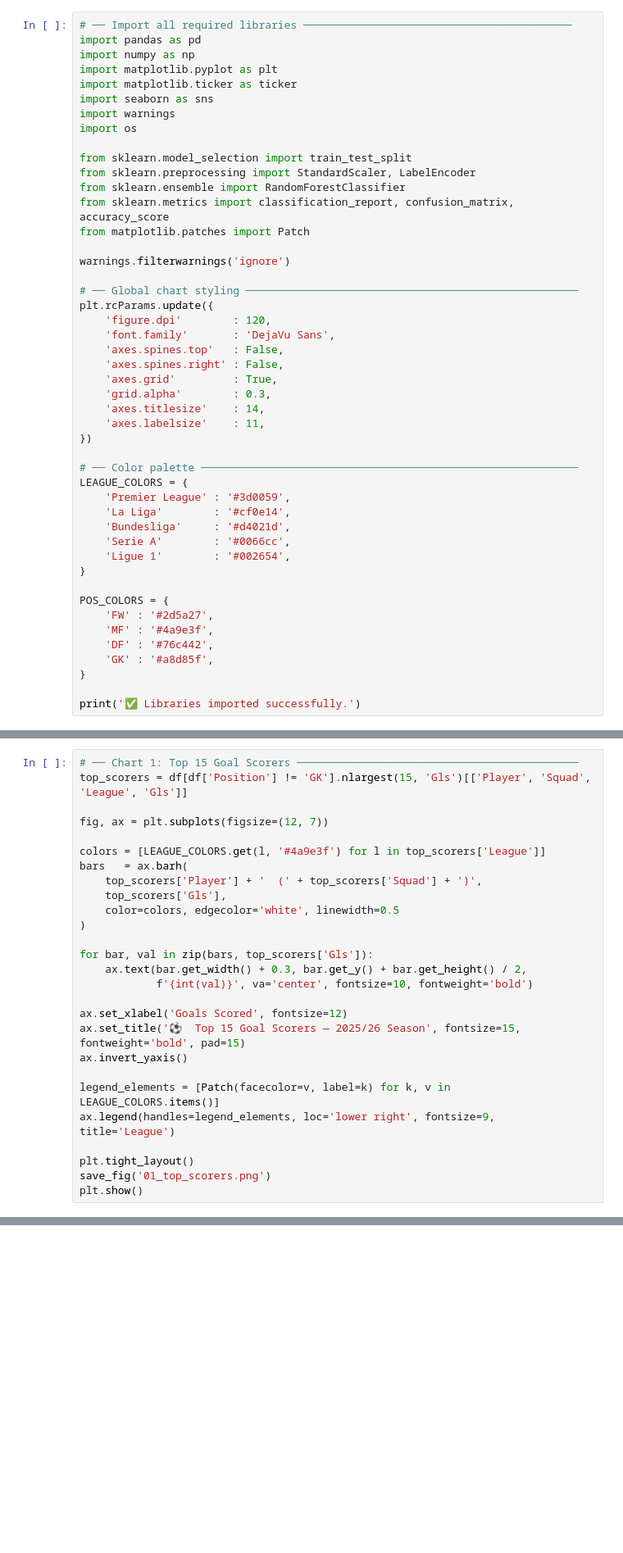
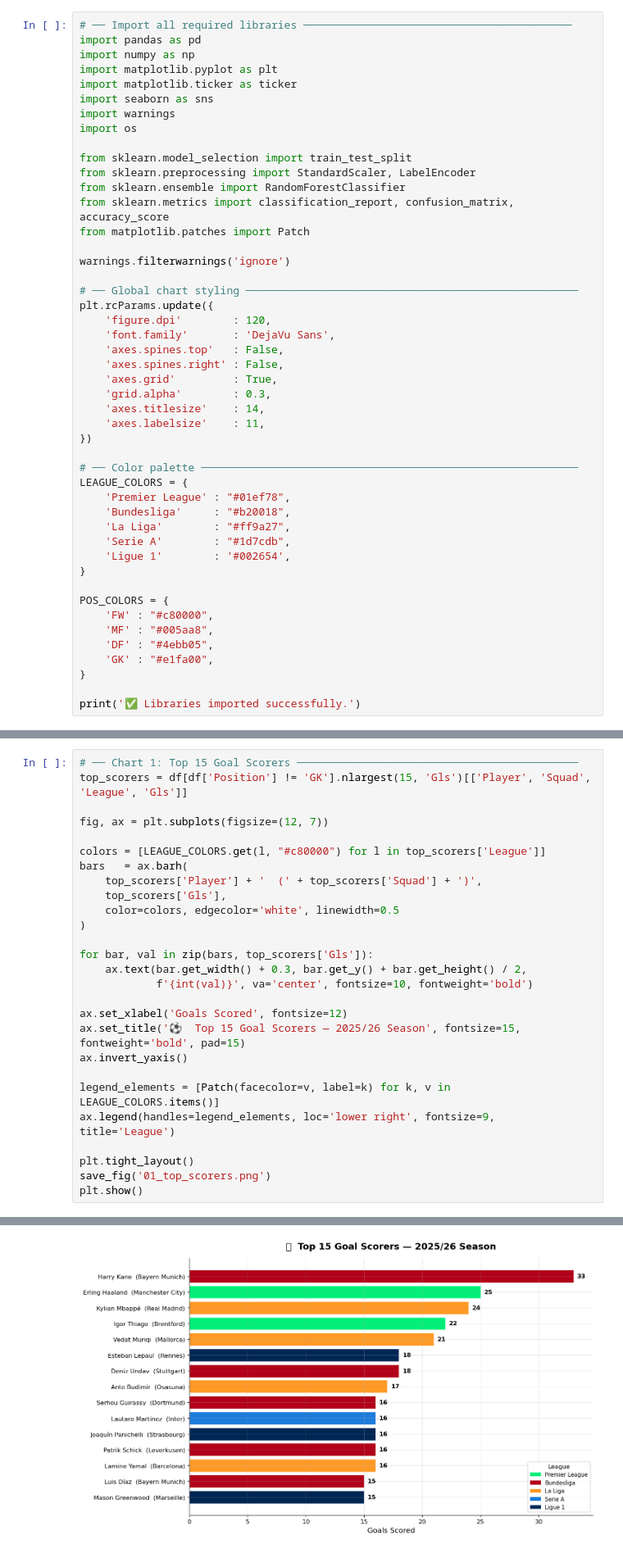
Before and after one commit to mohamedmamdouh342-hash/decode-labs-data-science-internship, a Jupyter notebook: Task 1/Notebooks/football_analytics_final.ipynb, the cells around one changed output, grey strips where cells are left out. Shown at 82% size. Saved outputs shown, nothing was run; the diff lists cells and outputs as text; blank space fills up the shorter version.

```diff
--- a/Task 1/Notebooks/football_analytics_final.ipynb
+++ b/Task 1/Notebooks/football_analytics_final.ipynb
@@ -61,18 +61,18 @@ plt.rcParams.update({
 
 # ── Color palette ───────────────────────────────────────────────────────────
 LEAGUE_COLORS = {
-    'Premier League' : '#3d0059',
-    'La Liga'        : '#cf0e14',
-    'Bundesliga'     : '#d4021d',
-    'Serie A'        : '#0066cc',
+    'Premier League' : "#01ef78",
+    'Bundesliga'     : "#b20018",
+    'La Liga'        : "#ff9a27",
+    'Serie A'        : "#1d7cdb",
     'Ligue 1'        : '#002654',
 }
 
 POS_COLORS = {
-    'FW' : '#2d5a27',
-    'MF' : '#4a9e3f',
-    'DF' : '#76c442',
-    'GK' : '#a8d85f',
+    'FW' : "#c80000",
+    'MF' : "#005aa8",
+    'DF' : "#4ebb05",
+    'GK' : "#e1fa00",
 }
 
 print('✅ Libraries imported successfully.')
@@ -364,7 +591,7 @@ top_scorers = df[df['Position'] != 'GK'].nlargest(15, 'Gls')[['Player', 'Squad',
 
 fig, ax = plt.subplots(figsize=(12, 7))
 
-colors = [LEAGUE_COLORS.get(l, '#4a9e3f') for l in top_scorers['League']]
+colors = [LEAGUE_COLORS.get(l, "#c80000") for l in top_scorers['League']]
 bars   = ax.barh(
     top_scorers['Player'] + '  (' + top_scorers['Squad'] + ')',
     top_scorers['Gls'],
@@ -385,3 +612,4 @@ ax.legend(handles=legend_elements, loc='lower right', fontsize=9, title='League'
 plt.tight_layout()
 save_fig('01_top_scorers.png')
 plt.show()
+# %% [output]
@@ -388,3 +617,4 @@ plt.show()
+[figure, added]
 # %%
 # ── Chart 2: Top 15 Assist Providers ────────────────────────────────────────
 top_assists = df[df['Position'] != 'GK'].nlargest(15, 'Ast')[['Player', 'Squad', 'League', 'Ast']]
```
Also changed, not shown: parts of 45 cells of this notebook.
